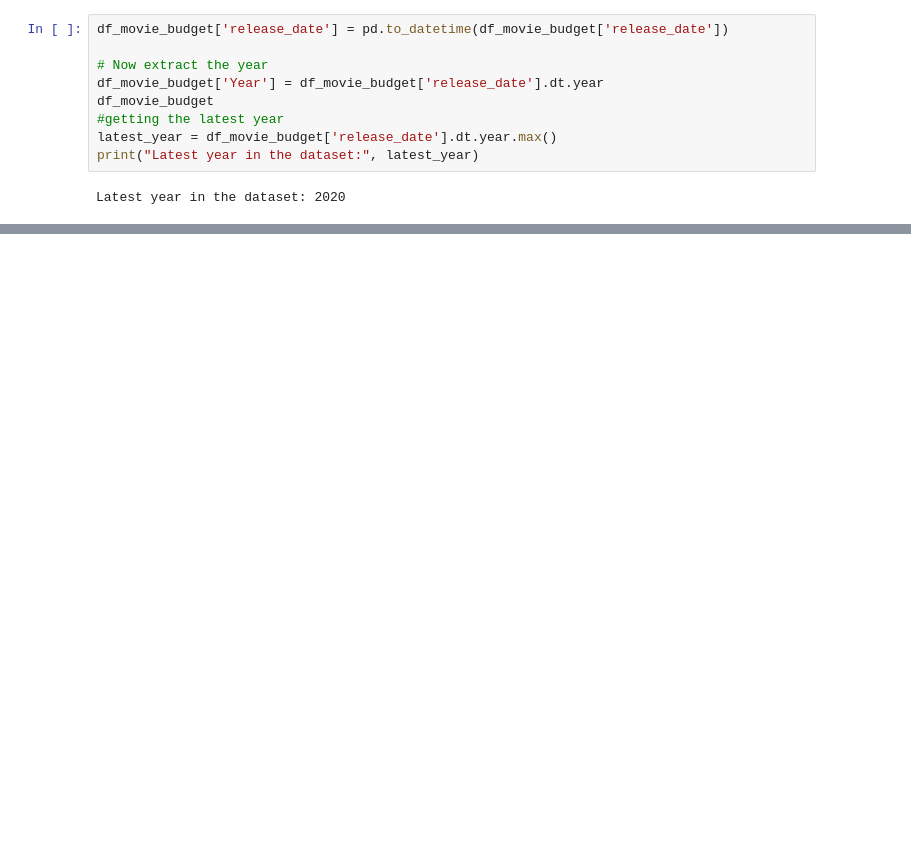
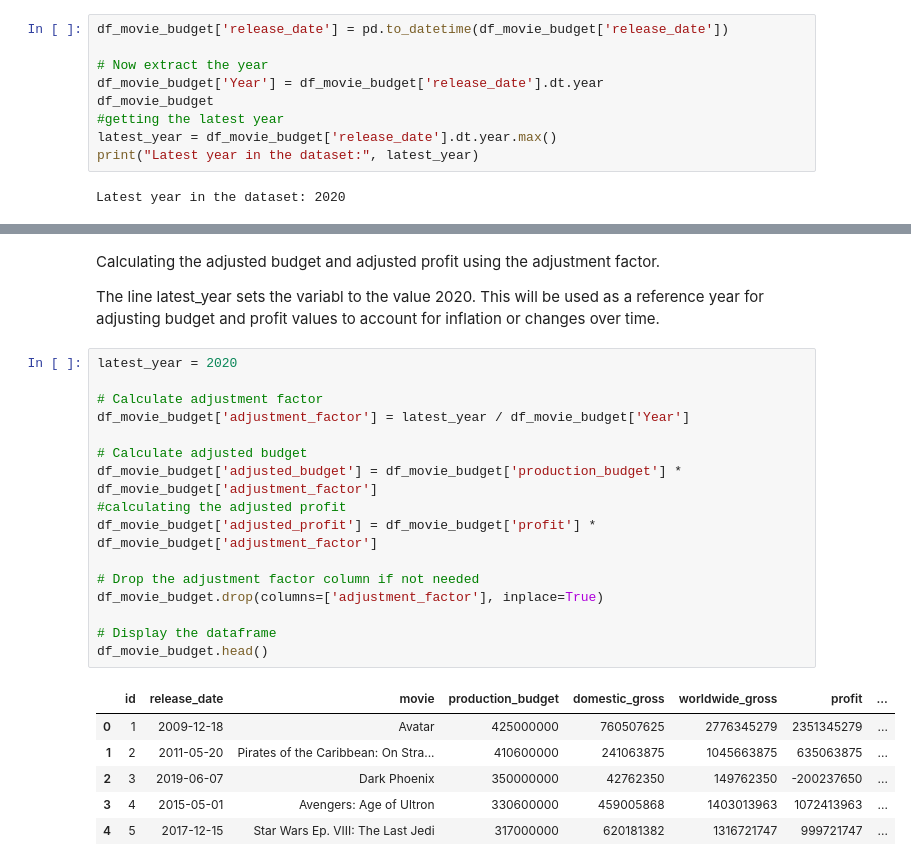
Before and after one commit to Njeri-Ndura/Microsoft_movie_analysis, a Jupyter notebook: student.ipynb, the cells around one changed output, grey strips where cells are left out. Saved outputs shown, nothing was run; the diff lists cells and outputs as text; blank space fills up the shorter version.

```diff
--- a/student.ipynb
+++ b/student.ipynb
@@ -157,0 +174,27 @@ Latest year in the dataset: 2020
+# %% [markdown]
+Calculating the adjusted budget and adjusted profit using the adjustment factor.
+
+The line latest_year sets the variabl to the value 2020. This will be used as a reference year for adjusting budget and profit values to account for inflation or changes over time.
+# %%
+latest_year = 2020
+
+# Calculate adjustment factor
+df_movie_budget['adjustment_factor'] = latest_year / df_movie_budget['Year']
+
+# Calculate adjusted budget
+df_movie_budget['adjusted_budget'] = df_movie_budget['production_budget'] * df_movie_budget['adjustment_factor']
+#calculating the adjusted profit
+df_movie_budget['adjusted_profit'] = df_movie_budget['profit'] * df_movie_budget['adjustment_factor']
+
+# Drop the adjustment factor column if not needed
+df_movie_budget.drop(columns=['adjustment_factor'], inplace=True)
+
+# Display the dataframe
+df_movie_budget.head()
+# %% [output]
+|  | id | release_date | movie | production_budget | domestic_gross | worldwide_gross | profit | ... |
+| 0 | 1 | 2009-12-18 | Avatar | 425000000 | 760507625 | 2776345279 | 2351345279 | ... |
+| 1 | 2 | 2011-05-20 | Pirates of the Caribbean: On Stra... | 410600000 | 241063875 | 1045663875 | 635063875 | ... |
+| 2 | 3 | 2019-06-07 | Dark Phoenix | 350000000 | 42762350 | 149762350 | -200237650 | ... |
+| 3 | 4 | 2015-05-01 | Avengers: Age of Ultron | 330600000 | 459005868 | 1403013963 | 1072413963 | ... |
+| 4 | 5 | 2017-12-15 | Star Wars Ep. VIII: The Last Jedi | 317000000 | 620181382 | 1316721747 | 999721747 | ... |
```
Also changed, not shown: parts of 6 cells of this notebook.
